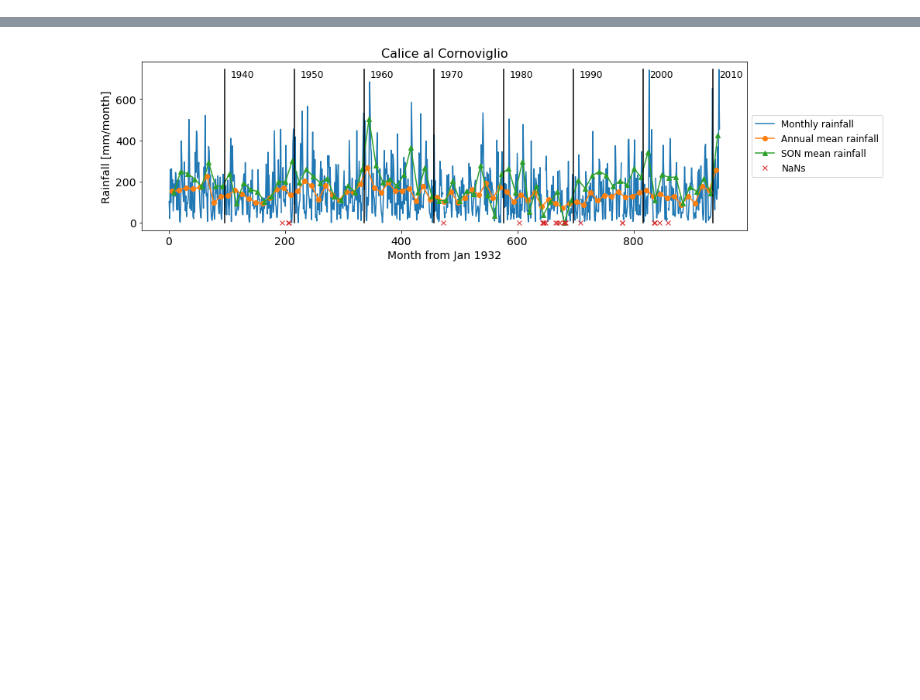
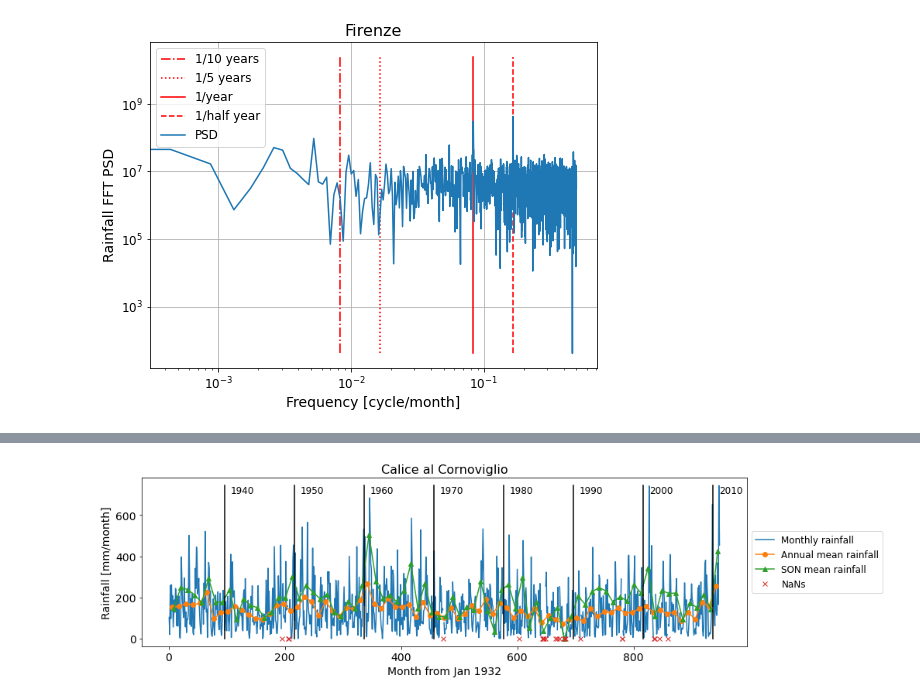
Before and after one commit to agonmer/magra_rainfall, a Jupyter notebook: rainfall_series.ipynb, the cells around one changed output, grey strips where cells are left out. Cells and saved outputs as stored; diff of their text form; code cells hidden in the pictures; blank space fills up the shorter version.

```diff
--- a/rainfall_series.ipynb
+++ b/rainfall_series.ipynb
@@ -29,0 +62,34 @@ df
+# %%
+# Look at the FFT of the monthly data.
+
+rainfall4fft = rainfall_regular
+rainfall4fft[np.isnan(rainfall4fft)] = 0 # Replace nan with 0.
+
+hat = fft(np.array(rainfall4fft))
+freq = fftfreq(len(rainfall4fft)) # Cycles/month
+
+plt.figure(figsize=(8,6))
+psd = np.abs(hat)**2
+a = np.min(psd)
+b = np.max(psd)
+
+plt.plot(1/120*np.array([1,1]),np.array([a,b]),'r-.')
+plt.plot(1/60*np.array([1,1]),np.array([a,b]),'r:')
+plt.plot(1/12*np.array([1,1]),np.array([a,b]),'r')
+plt.plot(1/6*np.array([1,1]),np.array([a,b]),'r--')
+
+N = len(psd)
+plt.plot(freq[0:round(N/2)], psd[0:round(N/2)])
+
+plt.yscale('log')
+plt.xscale('log')
+plt.grid()
+plt.ylabel('Rainfall FFT PSD',fontsize=14)
+plt.xlabel('Frequency [cycle/month]',fontsize=14)
+plt.legend(['1/10 years','1/5 years','1/year','1/half year','PSD'],fontsize=12)
+plt.title(title_str,fontsize=16)
+plt.tick_params(axis='both', labelsize=12)
+
+plt.savefig('./figures/'+case_study + '_monthly_psd.png',bbox_inches = 'tight')
+# %% [output]
+[figure, added]
```
Also changed, not shown: parts of 14 cells of this notebook.
